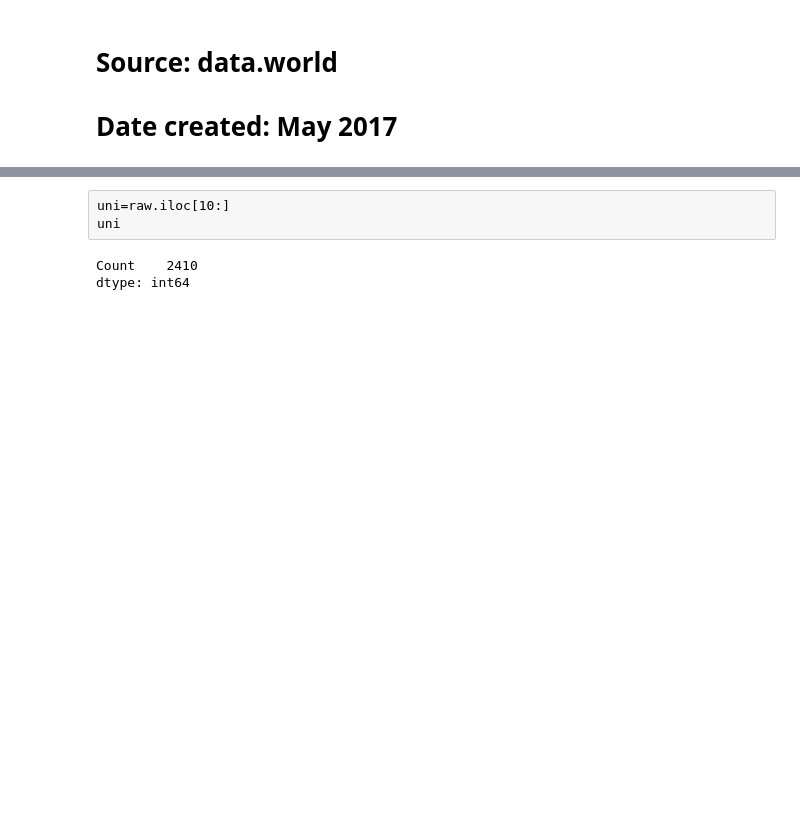
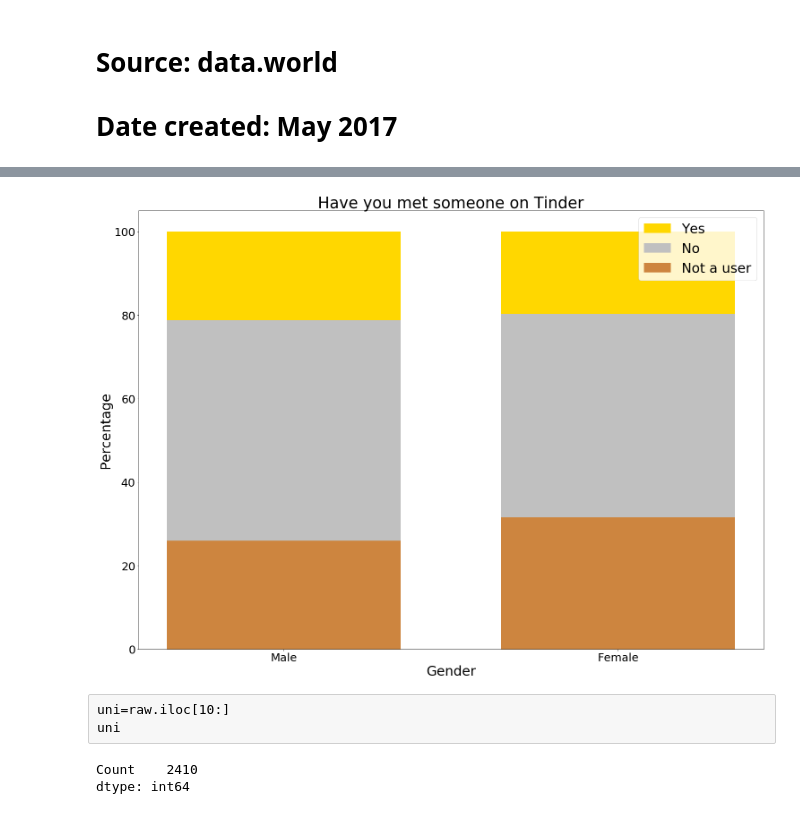
Before and after one commit to chunsang0126/your-own-project, a Jupyter notebook: Poll Result conducted in US regarding Tinder usage .ipynb, the cells around one changed output, grey strips where cells are left out. Saved outputs shown, nothing was run; the diff lists cells and outputs as text; code cells hidden in the pictures; blank space fills up the shorter version.

```diff
--- a/Poll Result conducted in US regarding Tinder usage .ipynb
+++ b/Poll Result conducted in US regarding Tinder usage .ipynb
@@ -45,3 +36,25 @@ female
+# %%
+f, ax = plt.subplots(1, figsize=(25,18))
+
+yes = np.array([21.3, 19.8])
+no = np.array([52.8, 48.7])
+dont = np.array([25.9, 31.5])
+ind =np.arange(2)
+
+plt.bar(ind, yes, width=0.7, label='yes', color='gold', bottom=no+dont)
+plt.bar(ind, no, width=0.7, label='no', color='silver', bottom=dont)
+plt.bar(ind, dont, width=0.7, label='dont', color='#CD853F')
+
+plt.legend(('Yes','No','Not a user'), fontsize=30)
+plt.title('Have you met someone on Tinder', fontsize=35)
+plt.ylabel('Percentage',fontsize=30)
+plt.xlabel('Gender', fontsize=30)
+plt.xticks(range(2), labels=['Male','Female'], rotation='horizontal', fontsize='25')
+plt.yticks(fontsize='25')
+
+plt.show()
+# %% [output]
+[figure, added]
 # %% [raw]
 uni=raw.iloc[10:]
 uni
```
Also changed, not shown: parts of 2 cells of this notebook.
